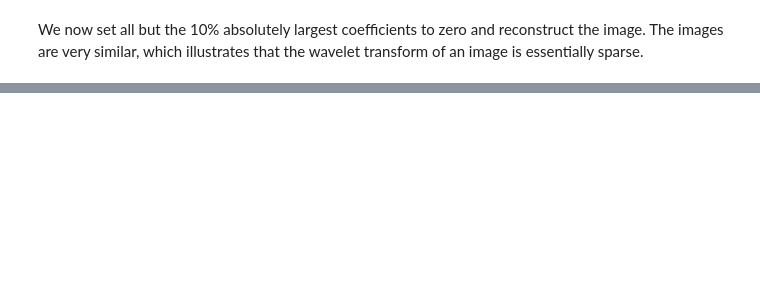
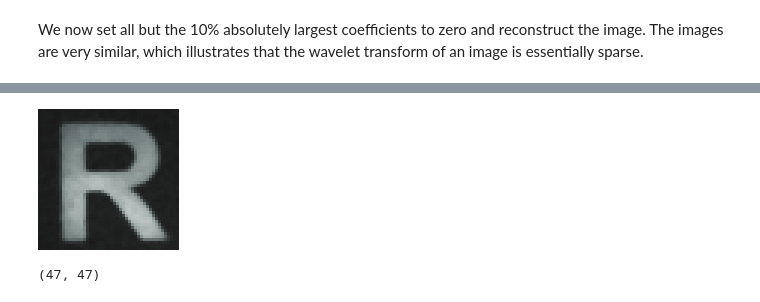
Before and after one commit to ivanslapnicar/GIAN-Applied-NLA-Course, a Jupyter notebook: src/Module C - Applications/L15 Compressive Sensing.ipynb, the cells around one changed output, grey strips where cells are left out. Cells and saved outputs as stored; diff of their text form; code cells hidden in the pictures; blank space fills up the shorter version.

```diff
--- a/src/Module C - Applications/L15 Compressive Sensing.ipynb
+++ b/src/Module C - Applications/L15 Compressive Sensing.ipynb
@@ -990,0 +954,8 @@ maximum(abs.(A'*A-I))
+# %%
+img=imresize(img,ratio=1/4)
+# %% [output]
+[figure, added]
+# %%
+size(img)
+# %% [output]
+(47, 47)
```
Also changed, not shown: parts of 79 cells of this notebook.
